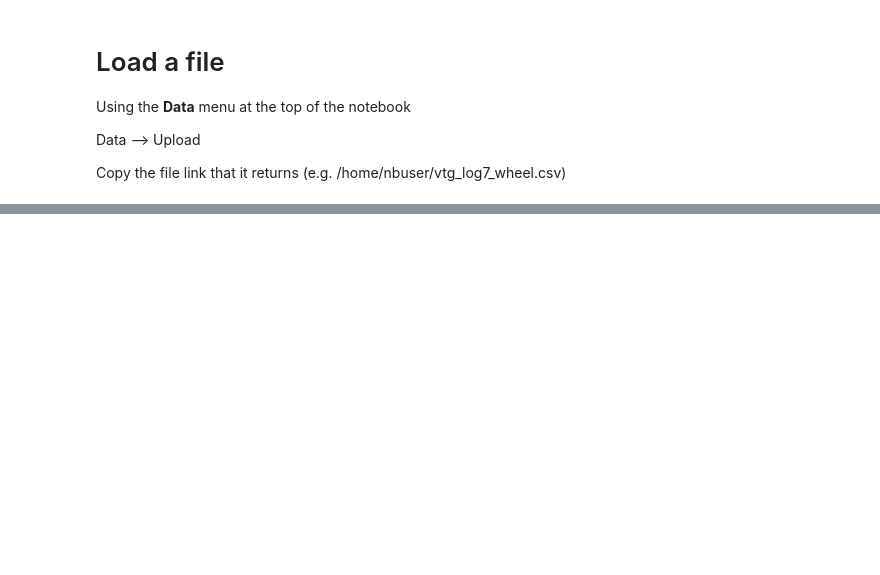
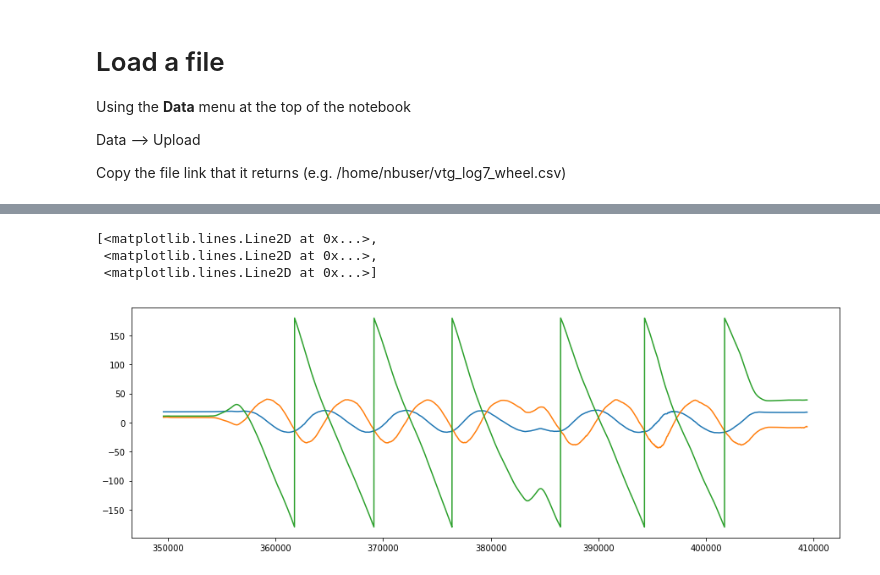
Before and after one commit to SGSVertigo/vertigo-python, a Jupyter notebook: Plot.ipynb, the cells around one changed output, grey strips where cells are left out. Saved outputs shown, nothing was run; the diff lists cells and outputs as text; code cells hidden in the pictures; blank space fills up the shorter version.

```diff
--- a/Plot.ipynb
+++ b/Plot.ipynb
@@ -41,0 +76,15 @@ data[1]
+# %%
+
+import quaternion
+from tools.Conversions import RollPitchYaw
+quat = data[2].copy()
+#row = quat.values[0]
+#quat = np.quaternion(row[2],row[3],row[4],row[5])
+euler = RollPitchYaw.convert(quat.values)
+#plt.quiver(gps['x'],gps['y'],imu['ax'],imu['ay'])
+plt.plot(quat['TimeStamp'],euler)
+# %% [output]
+[<matplotlib.lines.Line2D at 0x...>,
+ <matplotlib.lines.Line2D at 0x...>,
+ <matplotlib.lines.Line2D at 0x...>]
+[figure, added]
```
Also changed, not shown: parts of 9 cells of this notebook, 3 other files.
